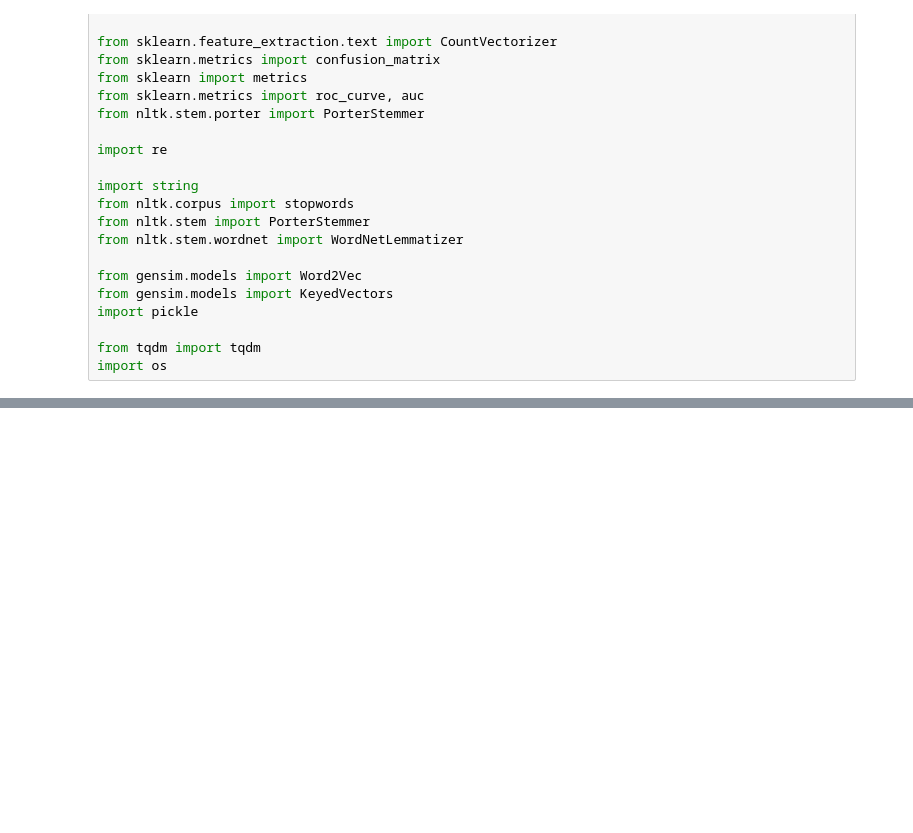
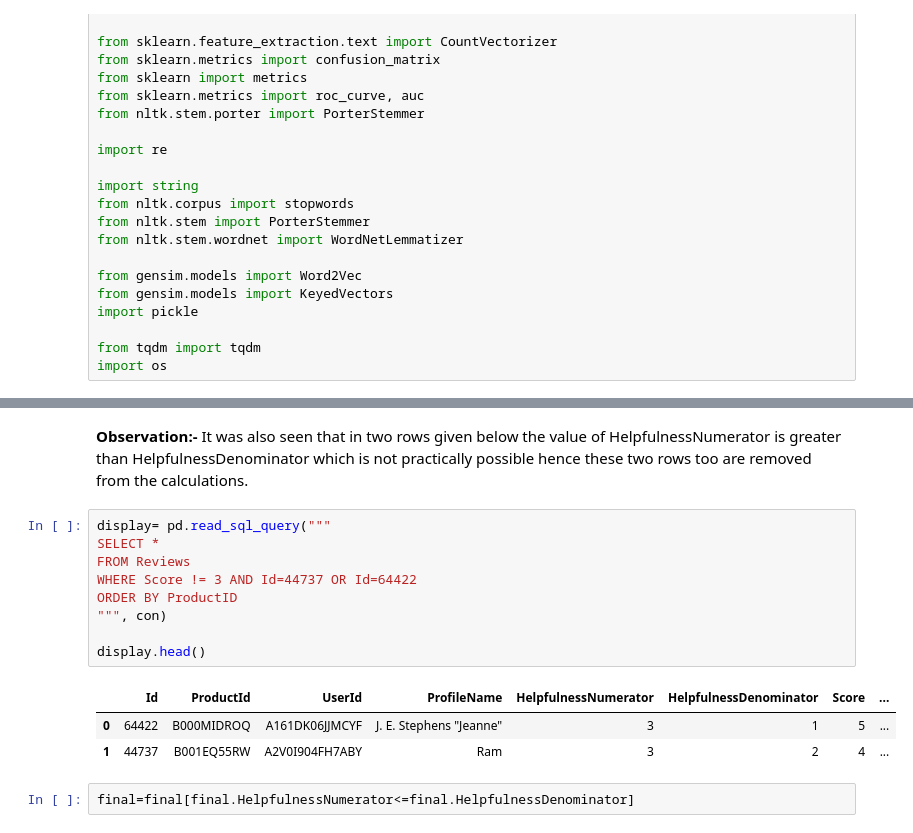
Before and after one commit to deveshSingh06/Food_Reviews_Project, a Jupyter notebook: Amazon Fine Food Reviews Analysis.ipynb, the cells around one changed output, grey strips where cells are left out. Cells and saved outputs as stored; diff of their text form; blank space fills up the shorter version.

```diff
--- a/Amazon Fine Food Reviews Analysis.ipynb
+++ b/Amazon Fine Food Reviews Analysis.ipynb
@@ -122,0 +181,17 @@ Number of data points in our data:(5000, 10)
+# %% [markdown]
+**Observation:-** It was also seen that in two rows given below the value of HelpfulnessNumerator is greater than HelpfulnessDenominator which is not practically possible hence these two rows too are removed from the calculations.
+# %%
+display= pd.read_sql_query("""
+SELECT *
+FROM Reviews
+WHERE Score != 3 AND Id=44737 OR Id=64422
+ORDER BY ProductID
+""", con)
+
+display.head()
+# %% [output]
+|  | Id | ProductId | UserId | ProfileName | HelpfulnessNumerator | HelpfulnessDenominator | Score | ... |
+| 0 | 64422 | B000MIDROQ | A161DK06JJMCYF | J. E. Stephens "Jeanne" | 3 | 1 | 5 | ... |
+| 1 | 44737 | B001EQ55RW | A2V0I904FH7ABY | Ram | 3 | 2 | 4 | ... |
+# %%
+final=final[final.HelpfulnessNumerator<=final.HelpfulnessDenominator]
```
Also changed, not shown: parts of 42 cells of this notebook.
